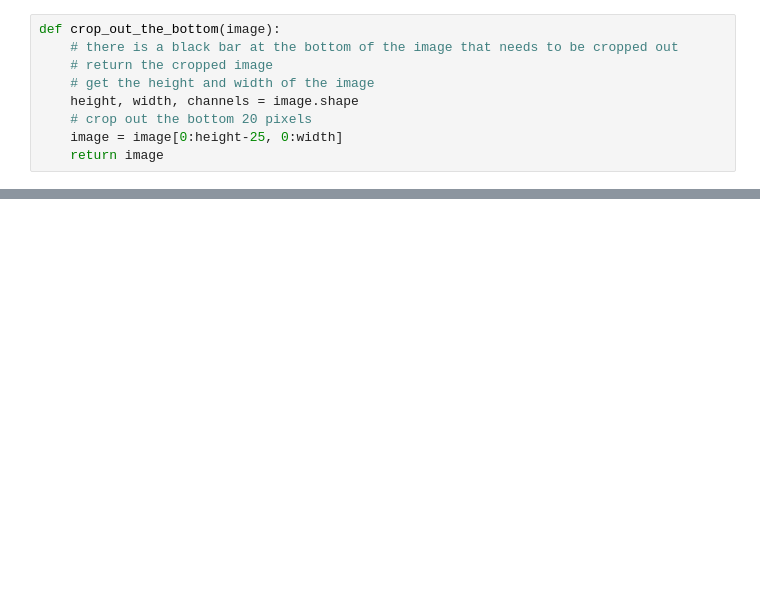
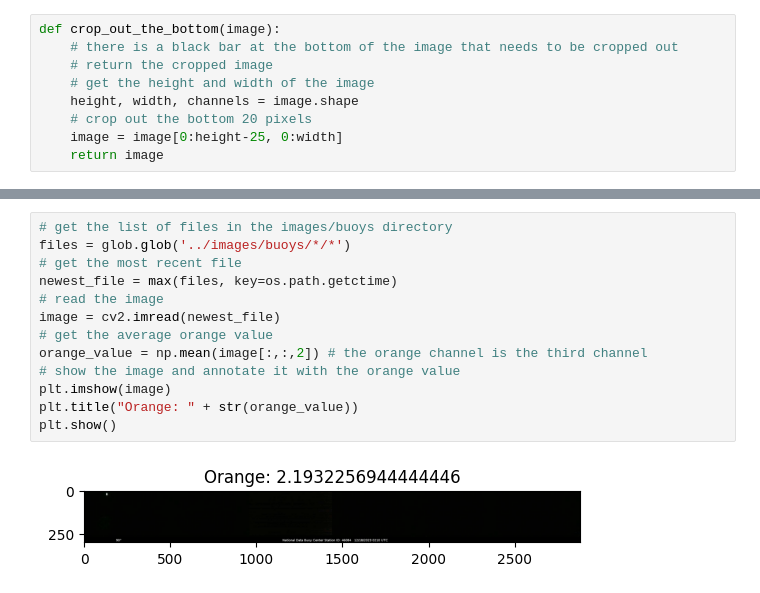
Before and after one commit to grahamwaters/PySeas, a Jupyter notebook: notebooks/readmehelper.ipynb, the cells around one changed output, grey strips where cells are left out. Saved outputs shown, nothing was run; the diff lists cells and outputs as text; blank space fills up the shorter version.

```diff
--- a/notebooks/readmehelper.ipynb
+++ b/notebooks/readmehelper.ipynb
@@ -489,0 +605,15 @@ Sunset found!
+# %%
+# get the list of files in the images/buoys directory
+files = glob.glob('../images/buoys/*/*')
+# get the most recent file
+newest_file = max(files, key=os.path.getctime)
+# read the image
+image = cv2.imread(newest_file)
+# get the average orange value
+orange_value = np.mean(image[:,:,2]) # the orange channel is the third channel
+# show the image and annotate it with the orange value
+plt.imshow(image)
+plt.title("Orange: " + str(orange_value))
+plt.show()
+# %% [output]
+[figure, added]
```
Also changed, not shown: parts of 14 cells of this notebook, 27 other files.
